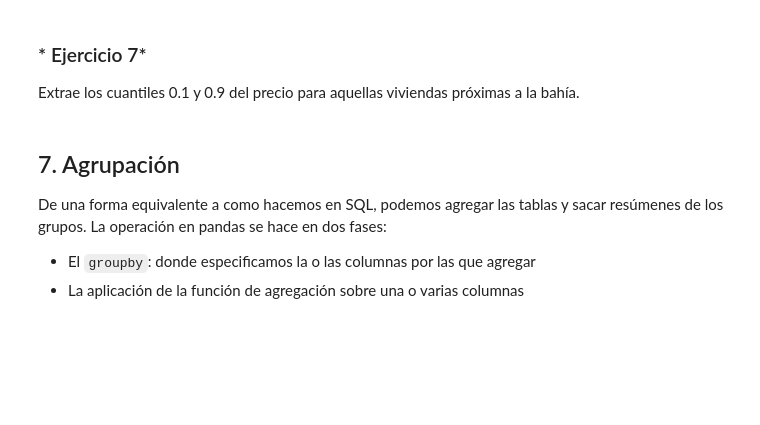
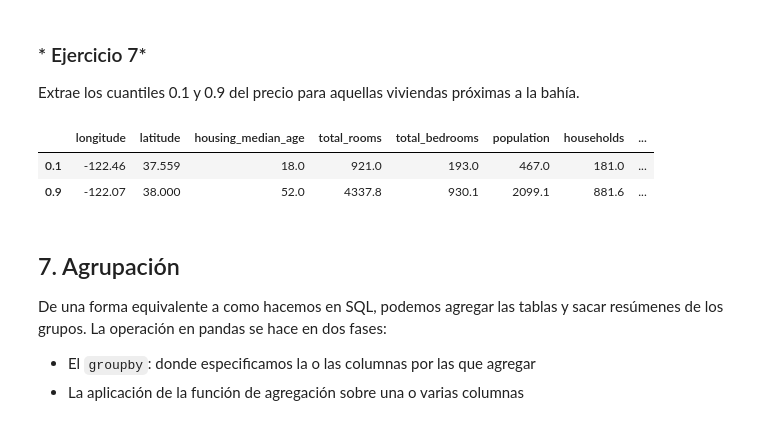
Before and after one commit to Angelmbx/Machine-Learing, a Jupyter notebook: UD1/02_Data_Analisis_Pandas.ipynb, the cells around one changed output. Saved outputs shown, nothing was run; the diff lists cells and outputs as text; code cells hidden in the pictures; blank space fills up the shorter version.

```diff
--- a/UD1/02_Data_Analisis_Pandas.ipynb
+++ b/UD1/02_Data_Analisis_Pandas.ipynb
@@ -475,6 +528,12 @@ viviendas.median_house_value.max()
 ### * Ejercicio 7*
 
 Extrae los cuantiles 0.1 y 0.9 del precio para aquellas viviendas próximas a la bahía.
+# %%
+viviendas[(viviendas.ocean_proximity == 'NEAR BAY')].select_dtypes(include= 'number').quantile([0.1, 0.9])
+# %% [output]
+|  | longitude | latitude | housing_median_age | total_rooms | total_bedrooms | population | households | ... |
+| 0.1 | -122.46 | 37.559 | 18.0 | 921.0 | 193.0 | 467.0 | 181.0 | ... |
+| 0.9 | -122.07 | 38.000 | 52.0 | 4337.8 | 930.1 | 2099.1 | 881.6 | ... |
 # %% [markdown]
 ## 7. Agrupación
 
```
Also changed, not shown: parts of 14 cells of this notebook.
